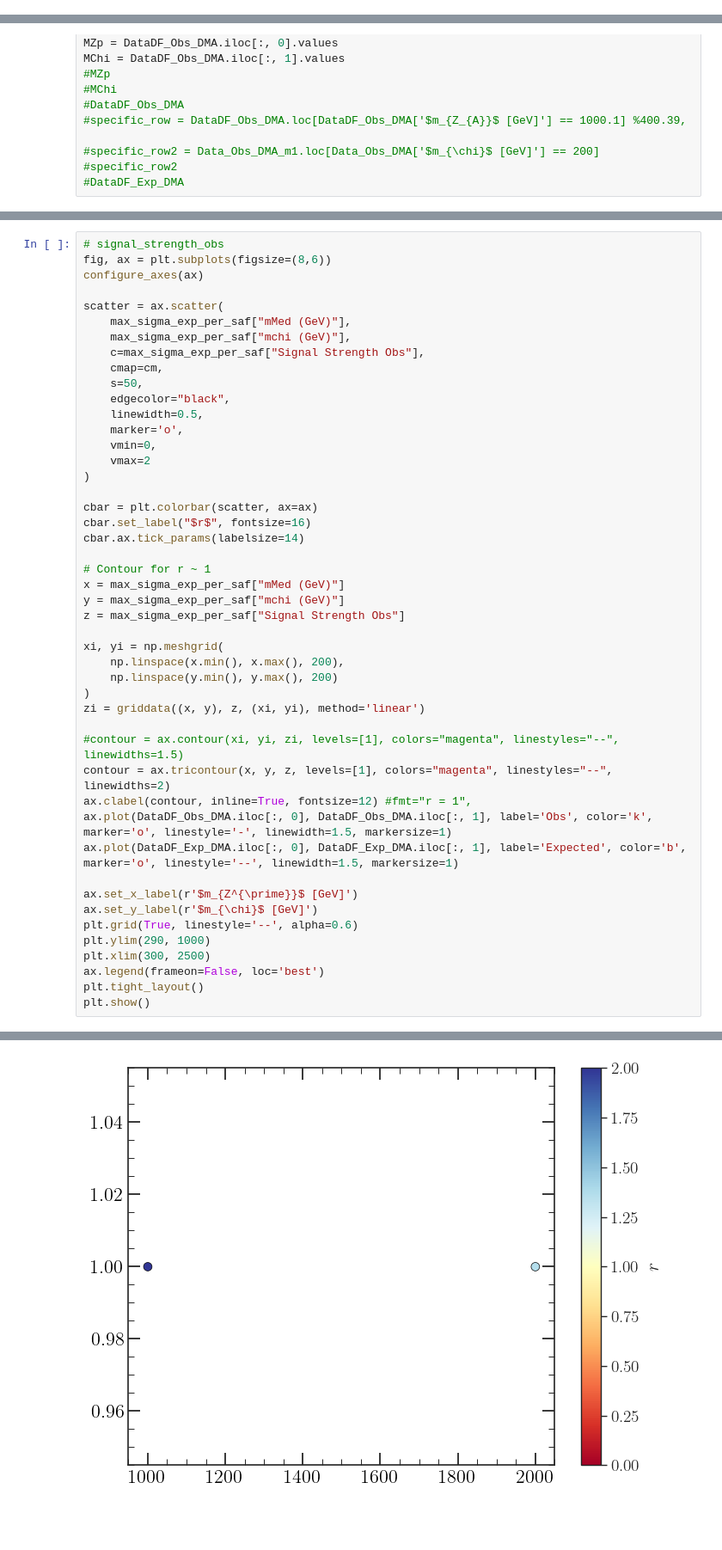
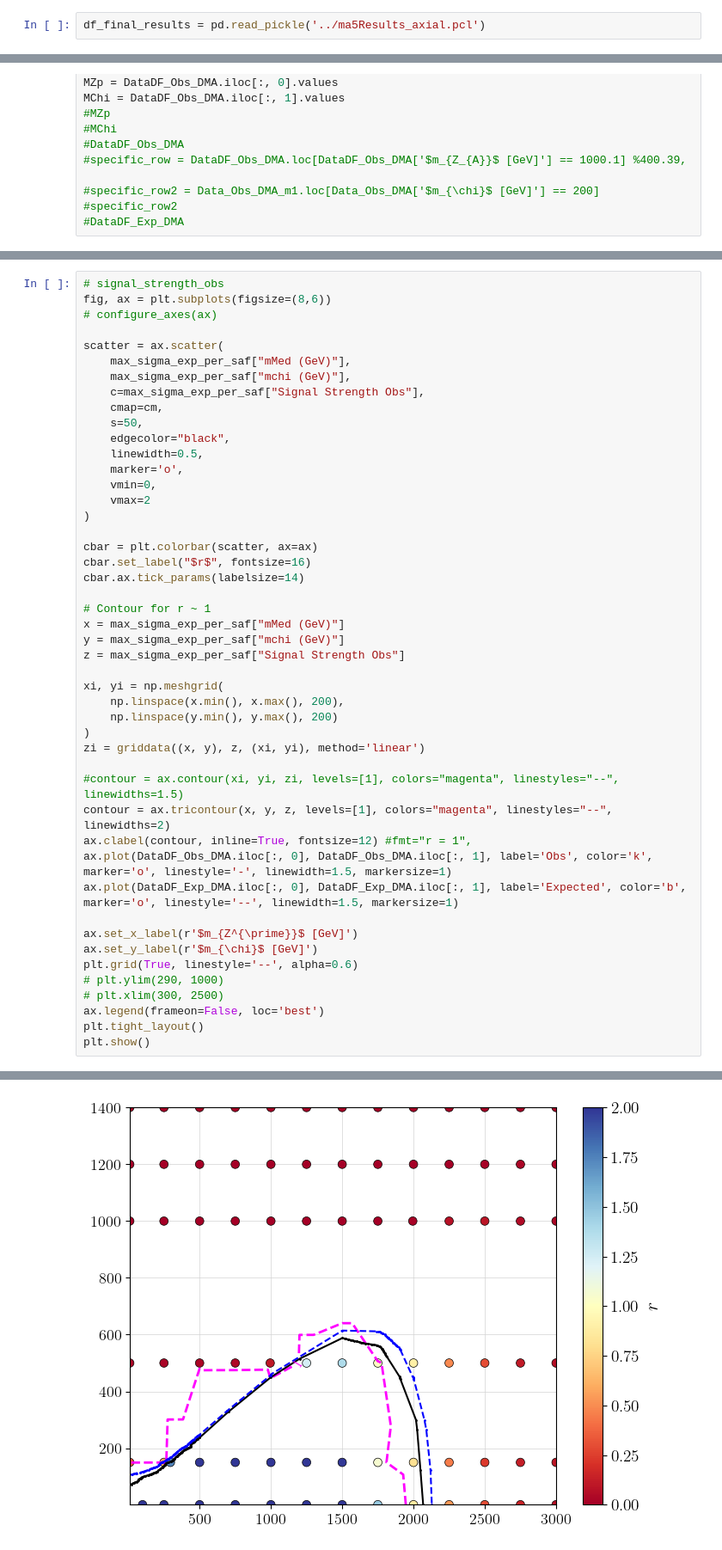
Before and after one commit to andlessa/MonoXSMS, a Jupyter notebook: ATLAS-EXOT-2018-06/notebooks/signal_strength_Spin1.ipynb, the cells around one changed output, grey strips where cells are left out. Shown at 86% size. Saved outputs shown, nothing was run; the diff lists cells and outputs as text; blank space fills up the shorter version.

```diff
--- a/ATLAS-EXOT-2018-06/notebooks/signal_strength_Spin1.ipynb
+++ b/ATLAS-EXOT-2018-06/notebooks/signal_strength_Spin1.ipynb
@@ -212,6 +242,8 @@ df_final_results
 | 49 | EM10 | 0.308773 | 0.518093 | 0.001282 | 0.000045 | 0.226161 | ... |
 | 50 | EM11 | 0.255162 | 0.280492 | 0.000872 | 0.000037 | 0.226161 | ... |
 | 51 | EM12 | 0.194038 | 0.165631 | 0.001179 | 0.000043 | 0.226161 | ... |
+# %%
+df_final_results = pd.read_pickle('../ma5Results_axial.pcl')
 # %%
 k_factor = 1.0
 df_final_results['Signal Strength Obs'] =  (k_factor*df_final_results['Sigma_theoretical (pb)'] ) / df_final_results['Sigma_95_obs (pb)']
@@ -287,7 +367,7 @@ MChi = DataDF_Obs_DMA.iloc[:, 1].values
 # %%
 # signal_strength_obs
 fig, ax = plt.subplots(figsize=(8,6))
-configure_axes(ax)
+# configure_axes(ax)
 
 scatter = ax.scatter(
     max_sigma_exp_per_saf["mMed (GeV)"],
@@ -326,8 +406,8 @@ ax.plot(DataDF_Exp_DMA.iloc[:, 0], DataDF_Exp_DMA.iloc[:, 1], label='Expected',
 ax.set_x_label(r'$m_{Z^{\prime}}$ [GeV]')
 ax.set_y_label(r'$m_{\chi}$ [GeV]')
 plt.grid(True, linestyle='--', alpha=0.6)
-plt.ylim(290, 1000)
-plt.xlim(300, 2500)
+# plt.ylim(290, 1000)
+# plt.xlim(300, 2500)
 ax.legend(frameon=False, loc='best')
 plt.tight_layout()
 plt.show()
@@ -339,3 +416,3 @@ Options selected for Qhull 2019.1.r 2019/06/21:
-[figure, old version]
+[figure, new version]
 # %%
 fig, ax = plt.subplots(figsize=(8, 7))
```
Also changed, not shown: parts of 10 cells of this notebook, 16 other files.
